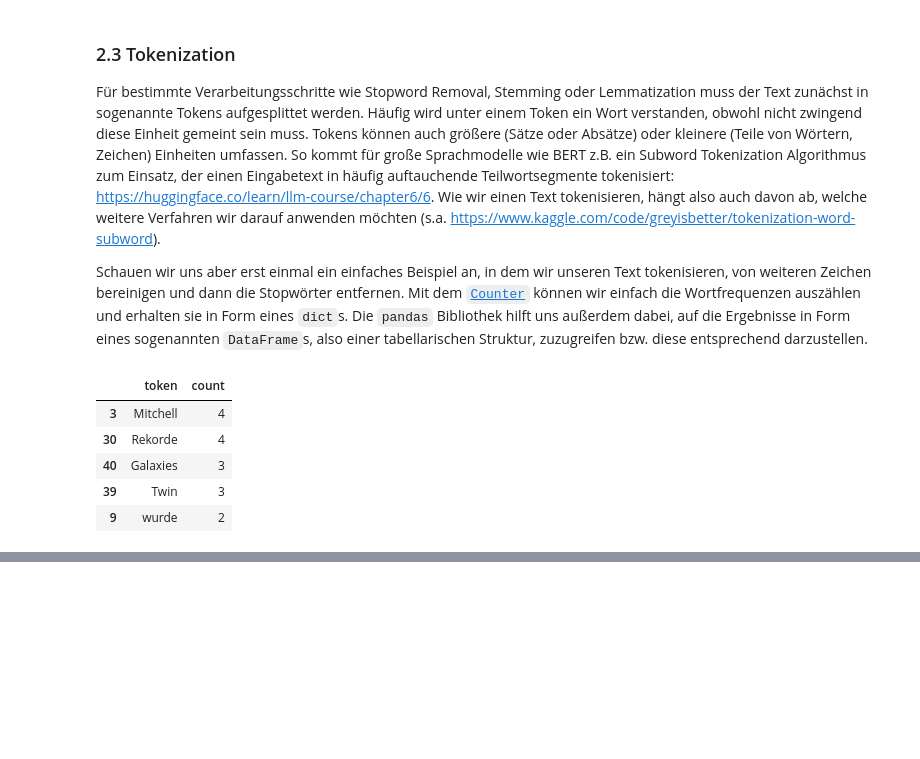
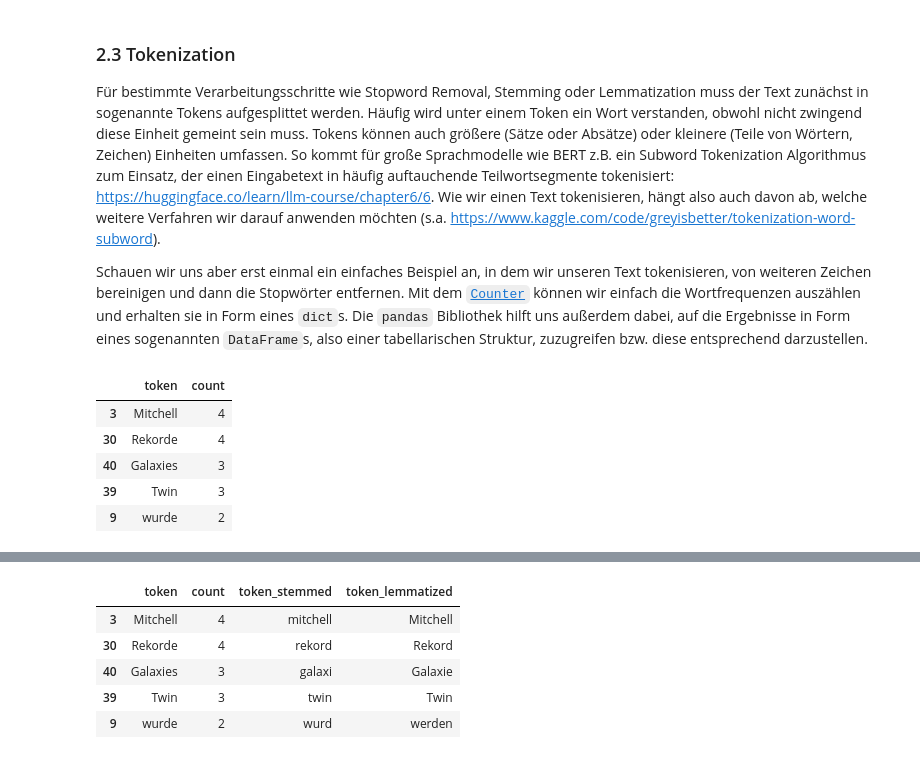
Before and after one commit to BibWiss/notebooks, a Jupyter notebook: nlpbasics/nlpbasics.ipynb, the cells around one changed output, grey strips where cells are left out. Drawn from its saved outputs; the diff is of its cells as text; code cells hidden in the pictures; blank space fills up the shorter version.

Commit message:
Add section on stemming & lemmatization

```diff
--- a/nlpbasics/nlpbasics.ipynb
+++ b/nlpbasics/nlpbasics.ipynb
@@ -182,0 +181,12 @@ plt.show()
+# %%
+from nltk.stem.snowball import SnowballStemmer
+
+tokens_listed = tokens_df["token"].to_list()
+
+snowball = SnowballStemmer("german")
+
+tokens_stemmed = []
+for token in tokens_listed:
+    tokens_stemmed.append(snowball.stem(token))
+
+tokens_stemmed[:10]
@@ -182,0 +204,14 @@ plt.show()
+# %%
+import spacy
+
+# einmal ausführen
+#!python -m spacy download de_core_news_sm
+
+nlp = spacy.load("de_core_news_sm")
+
+tokens_lemmatized = []
+for token in tokens_listed:
+    doc = nlp(token)
+    tokens_lemmatized.append(''.join([x.lemma_ for x in doc]))
+
+tokens_lemmatized[:10]
@@ -182,0 +229,12 @@ plt.show()
+# %%
+tokens_df["token_stemmed"] = tokens_stemmed
+tokens_df["token_lemmatized"] = tokens_lemmatized
+
+tokens_df.head()
+# %% [output]
+|  | token | count | token_stemmed | token_lemmatized |
+| 3 | Mitchell | 4 | mitchell | Mitchell |
+| 30 | Rekorde | 4 | rekord | Rekord |
+| 40 | Galaxies | 3 | galaxi | Galaxie |
+| 39 | Twin | 3 | twin | Twin |
+| 9 | wurde | 2 | wurd | werden |
```
Also changed, not shown: parts of 5 cells of this notebook.
